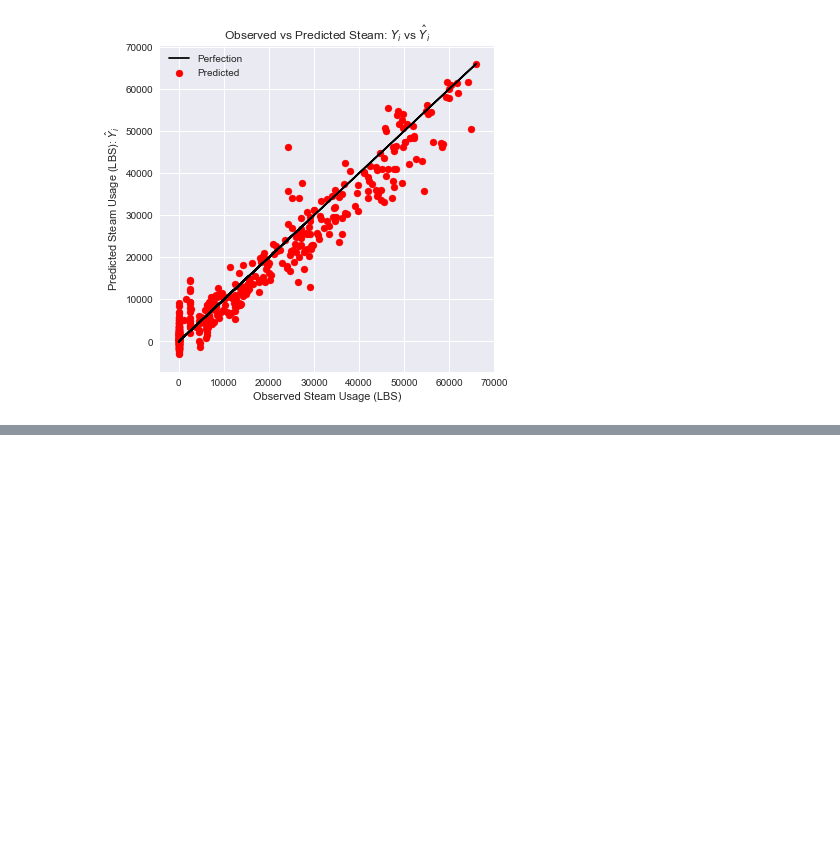
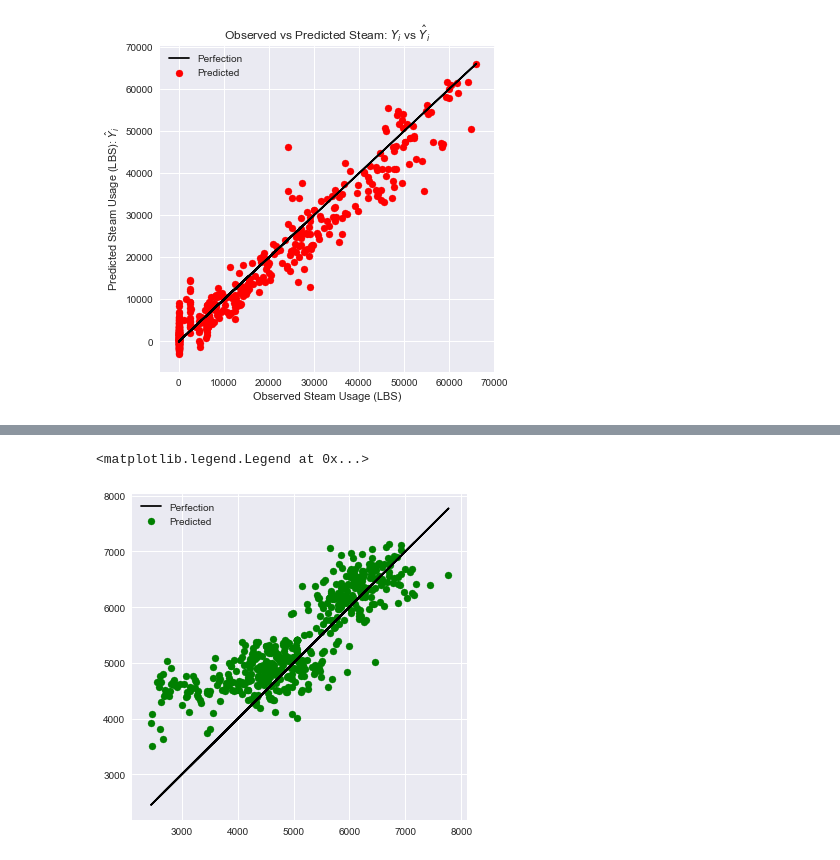
Before and after one commit to louisguitton/ifp-class-ml, a Jupyter notebook: part3/Solution.ipynb, the cells around one changed output, grey strips where cells are left out. Cells and saved outputs as stored; diff of their text form; code cells hidden in the pictures; blank space fills up the shorter version.

```diff
--- a/part3/Solution.ipynb
+++ b/part3/Solution.ipynb
@@ -157,0 +160,15 @@ plt.legend(loc='upper left')
+# %%
+from helpers.data import train_test_split
+X = df[[col for col in df.columns if col not in ['electricity-kWh', 'steam-LBS', 'chilledWater-TonDays']]]
+y = df['electricity-kWh']
+X_train, X_test, y_train, y_test = train_test_split(X, y)
+# %%
+lr_elect = LinearRegression()
+lr_elect.fit(X_train,y_train)
+
+y_lr = lr_elect.predict(X_test)
+
+print("The test score R2: ", lr_elect.score(X_test, y_test))
+
+print("The Linear Regression coefficients are")
+pd.DataFrame(list(zip(X_train.columns, lr_elect.coef_[0])), columns = ['elect_features', 'linearRegr_Coefficients'])
@@ -157,0 +194,9 @@ plt.legend(loc='upper left')
+# %%
+#Plot Observed vs. Linear Regression predicted usage.
+fig = plt.figure(figsize=(6,6))
+plt.plot(y_test, y_test, label='Perfection', c='k')
+plt.scatter(y_test, y_lr, label='Predicted', c='g')
+plt.legend(loc='upper left')
+# %% [output]
+<matplotlib.legend.Legend at 0x...>
+[figure, added]
```
Also changed, not shown: parts of 2 cells of this notebook, 1 other file.
